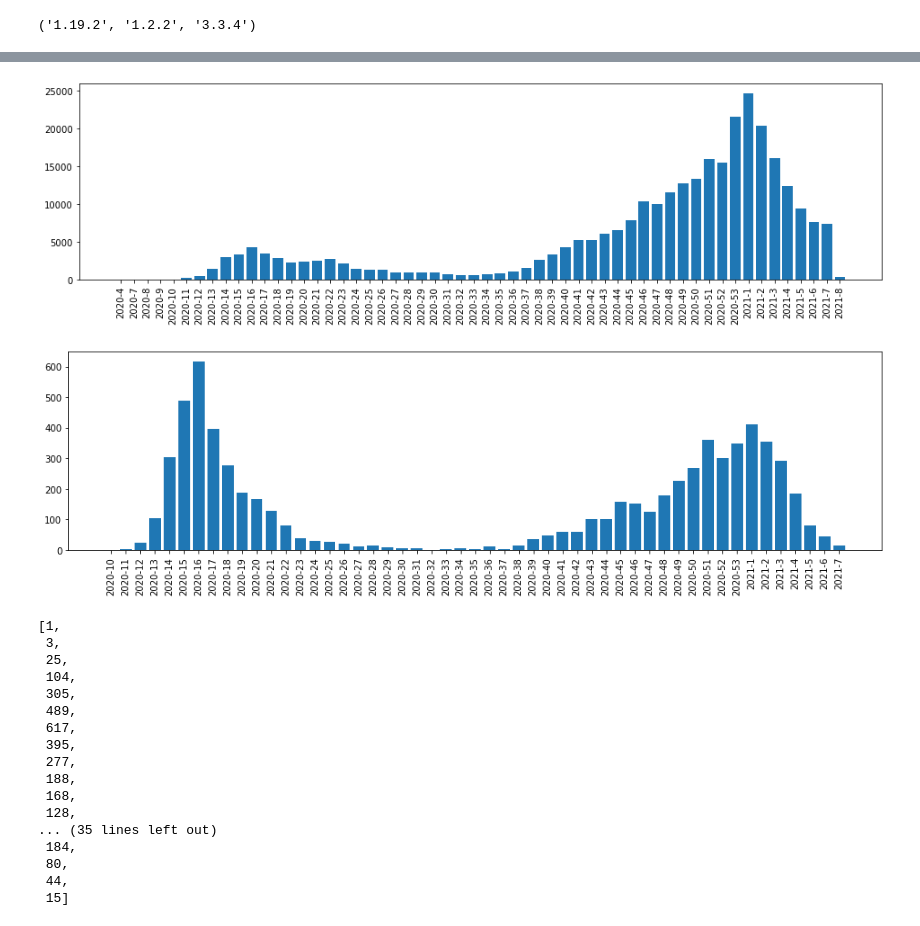
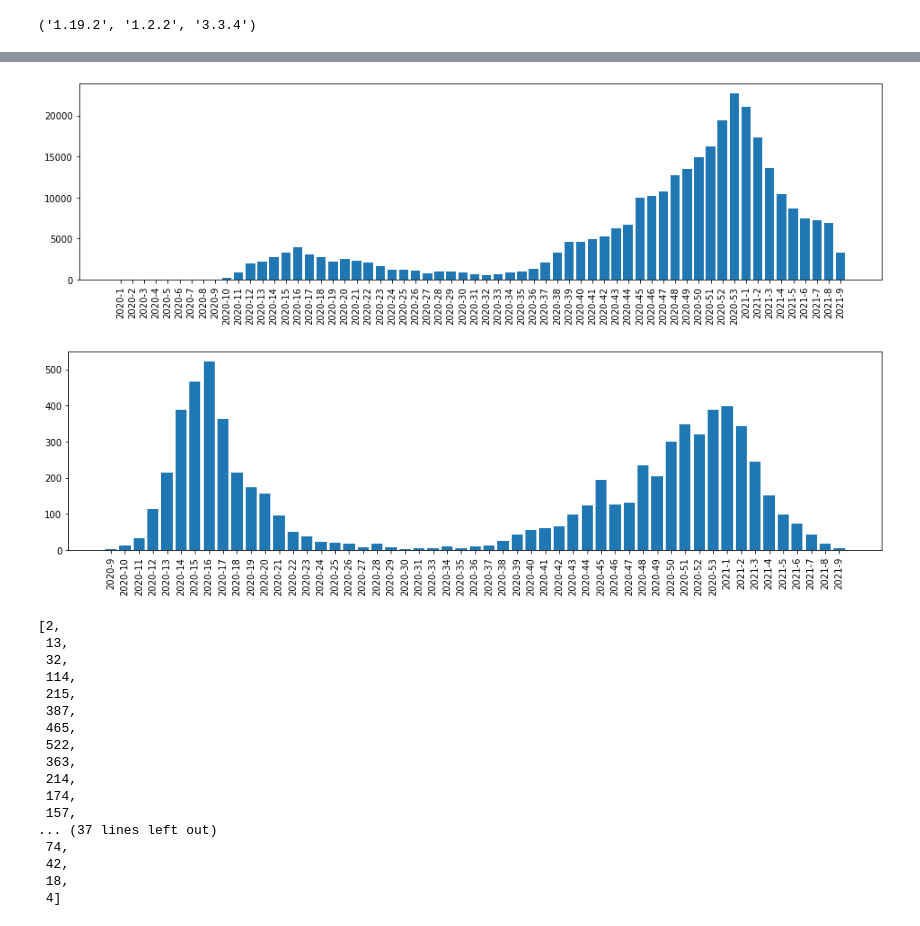
Before and after one commit to rkaunismaa/Covid19, a Jupyter notebook: Reports.ipynb, the cells around one changed output, grey strips where cells are left out. Cells and saved outputs as stored; diff of their text form; code cells hidden in the pictures.

```diff
--- a/Reports.ipynb
+++ b/Reports.ipynb
@@ -46,7 +46,7 @@ memory usage: 2.1+ KB
 caseDf = pd.read_csv('PositiveCases.csv',
                         header=0,
                         index_col='Row_ID',
-                        parse_dates=['Case_Reported_Date'])
+                        parse_dates=['Accurate_Episode_Date','Case_Reported_Date','Test_Reported_Date','Specimen_Date'])
 # %%
 caseDf.head(10)
 # %% [output]
@@ -82,6 +85,7 @@ memory usage: 18.0 MB
 # %%
 # add in a year and week number
-caseDf['Case_Reported_Year'] = caseDf['Case_Reported_Date'].dt.isocalendar().year
-caseDf['Case_Reported_WeekNo'] = caseDf['Case_Reported_Date'].dt.isocalendar().week
+caseDate = 'Accurate_Episode_Date'
+caseDf['Case_Year'] = caseDf[caseDate].dt.isocalendar().year
+caseDf['Case_WeekNo'] = caseDf[caseDate].dt.isocalendar().week
 caseDf.head(10)
 # %% [output]
@@ -253,40 +156,44 @@ yAxis
 # %%
+xAxis = caseCountByYearWeek['YearWeek'].tolist()
+yAxis = np.array(caseCountByYearWeek['Case_Count'].tolist())
+
 plt.figure(figsize=(16,4))
 plt.bar(xAxis, yAxis)
 plt.xticks(rotation=90)
 plt.show()
 # %% [output]
-[figure, old version]
+[figure, new version]
 # %%
-deathCountByYearWeek = caseDf.loc[caseDf.Outcome1Id == 2].groupby(['Case_Reported_Year','Case_Reported_WeekNo'])[['Case_Reported_Date']].count().reset_index()
-deathCountByYearWeek.rename(columns = {'Case_Reported_Date':'Case_Count'}, inplace = True)
-deathCountByYearWeek['YearWeek'] = deathCountByYearWeek['Case_Reported_Year'].astype(str) + '-' + deathCountByYearWeek['Case_Reported_WeekNo'].astype(str)
+deathCountByYearWeek = caseDf.loc[caseDf.Outcome1 == 'Fatal'].groupby(['Case_Year','Case_WeekNo'])[[caseDate]].count().reset_index()
+deathCountByYearWeek.rename(columns = {caseDate:'Case_Count'}, inplace = True)
+deathCountByYearWeek['YearWeek'] = deathCountByYearWeek['Case_Year'].astype(str) + '-' + deathCountByYearWeek['Case_WeekNo'].astype(str)
 xAxis = deathCountByYearWeek['YearWeek'].tolist()
-yAxis = deathCountByYearWeek['Case_Count'].tolist()
+yAxis = np.array(deathCountByYearWeek['Case_Count'].tolist())
 
 plt.figure(figsize=(16,4))
 plt.bar(xAxis, yAxis)
+#plt.ylim((0,20000))
 plt.xticks(rotation=90)
 plt.show()
 # %% [output]
-[figure, old version]
+[figure, new version]
 # %%
 yAxis
 # %% [output]
-[1,
- 3,
- 25,
- 104,
- 305,
- 489,
- 617,
- 395,
- 277,
- 188,
- 168,
- 128,
-... (35 lines left out)
- 184,
- 80,
- 44,
- 15]
+[2,
+ 13,
+ 32,
+ 114,
+ 215,
+ 387,
+ 465,
+ 522,
+ 363,
+ 214,
+ 174,
+ 157,
+... (37 lines left out)
+ 74,
+ 42,
+ 18,
+ 4]
```
Also changed, not shown: parts of 16 cells of this notebook, 6 other files.
